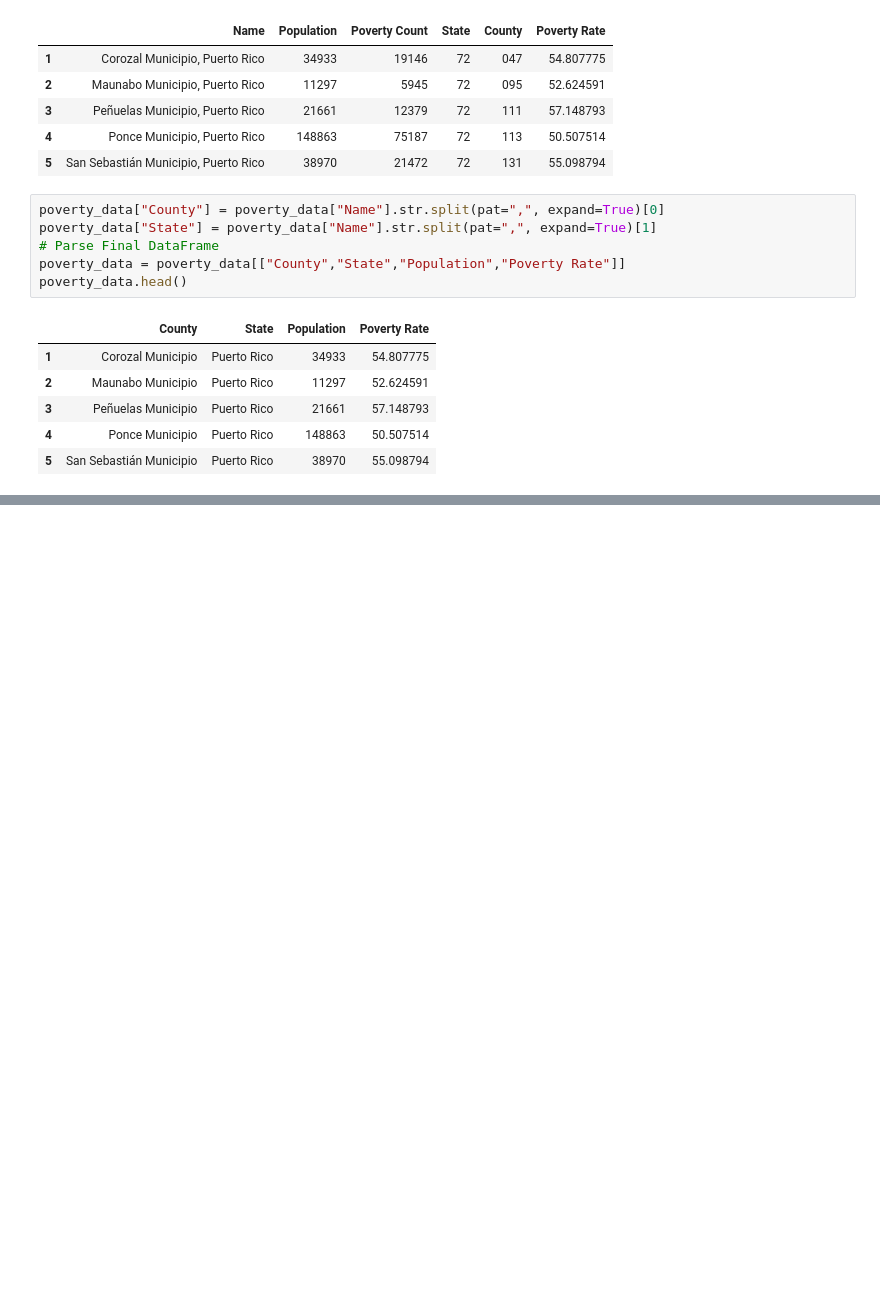
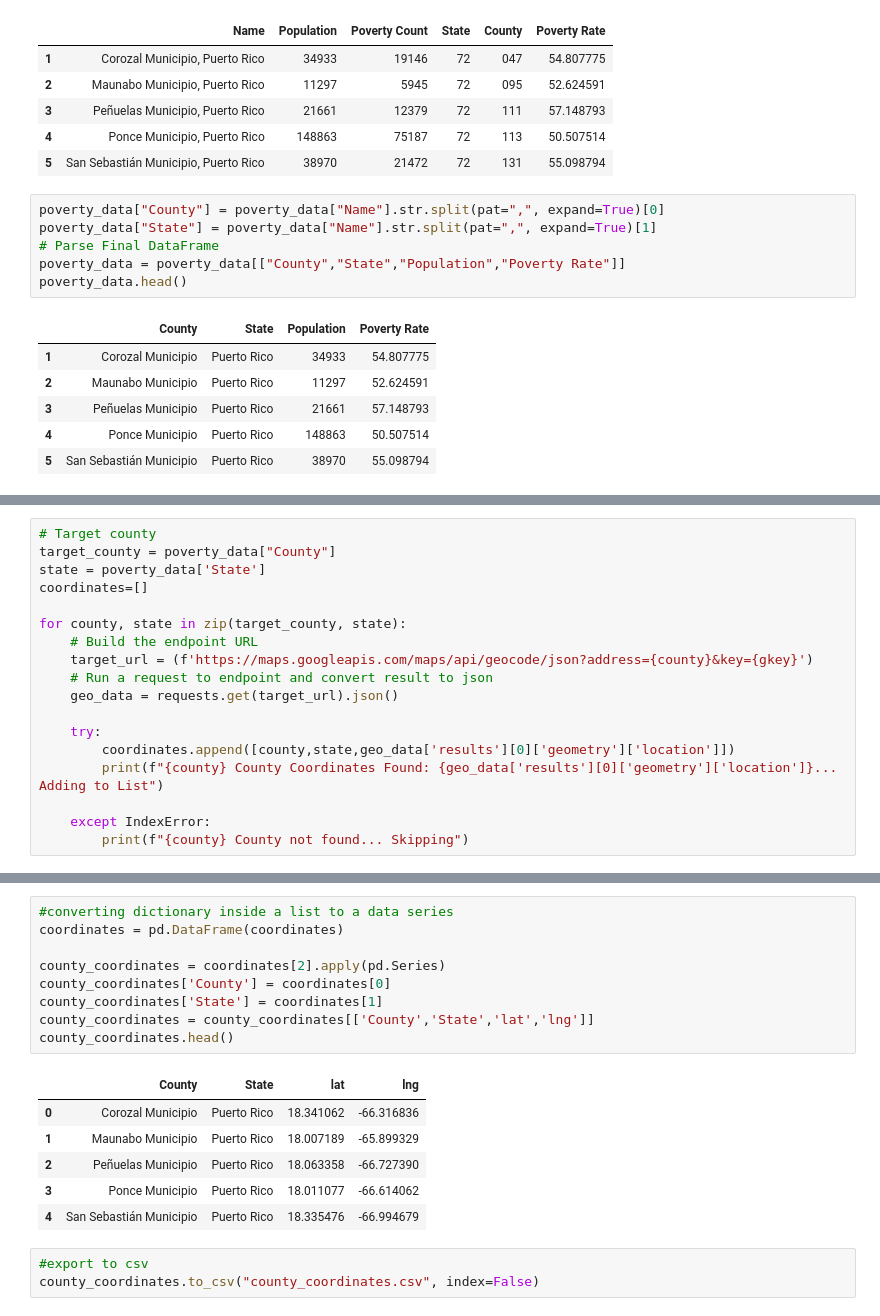
Before and after one commit to sbogdan-sb/Data_Viz_Project, a Jupyter notebook: Joey/joey_code.ipynb, the cells around one changed output, grey strips where cells are left out. Cells and saved outputs as stored; diff of their text form; blank space fills up the shorter version.

Commit message:
heat map progress: lat/lng data for all counties

```diff
--- a/Joey/joey_code.ipynb
+++ b/Joey/joey_code.ipynb
@@ -92,0 +74,18 @@ poverty_data
+# %%
+# Target county
+target_county = poverty_data["County"]
+state = poverty_data['State']
+coordinates=[]
+
+for county, state in zip(target_county, state):
+    # Build the endpoint URL
+    target_url = (f'https://maps.googleapis.com/maps/api/geocode/json?address={county}&key={gkey}')
+    # Run a request to endpoint and convert result to json
+    geo_data = requests.get(target_url).json()
+
+    try:
+        coordinates.append([county,state,geo_data['results'][0]['geometry']['location']])
+        print(f"{county} County Coordinates Found: {geo_data['results'][0]['geometry']['location']}... Adding to List")
+
+    except IndexError:
+        print(f"{county} County not found... Skipping")
@@ -92,0 +110,19 @@ poverty_data
+# %%
+#converting dictionary inside a list to a data series
+coordinates = pd.DataFrame(coordinates)
+
+county_coordinates = coordinates[2].apply(pd.Series)
+county_coordinates['County'] = coordinates[0]
+county_coordinates['State'] = coordinates[1]
+county_coordinates = county_coordinates[['County','State','lat','lng']]
+county_coordinates.head()
+# %% [output]
+|  | County | State | lat | lng |
+| 0 | Corozal Municipio | Puerto Rico | 18.341062 | -66.316836 |
+| 1 | Maunabo Municipio | Puerto Rico | 18.007189 | -65.899329 |
+| 2 | Peñuelas Municipio | Puerto Rico | 18.063358 | -66.727390 |
+| 3 | Ponce Municipio | Puerto Rico | 18.011077 | -66.614062 |
+| 4 | San Sebastián Municipio | Puerto Rico | 18.335476 | -66.994679 |
+# %%
+#export to csv
+county_coordinates.to_csv("county_coordinates.csv", index=False)
```
Also changed, not shown: parts of 7 cells of this notebook, 1 other file.
